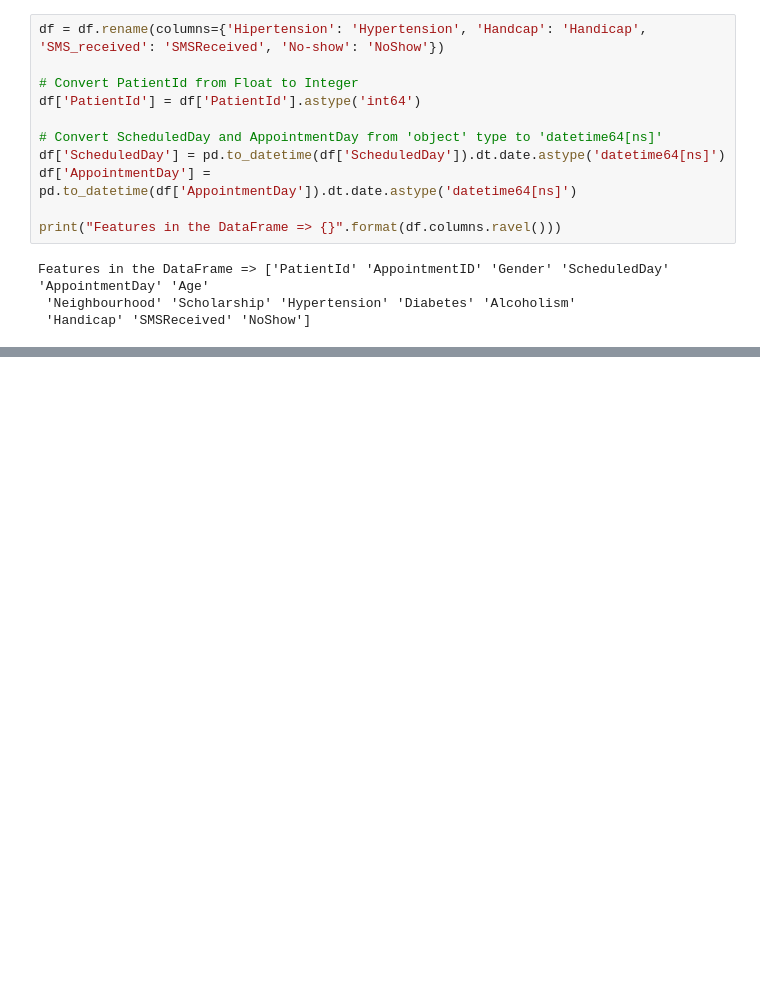
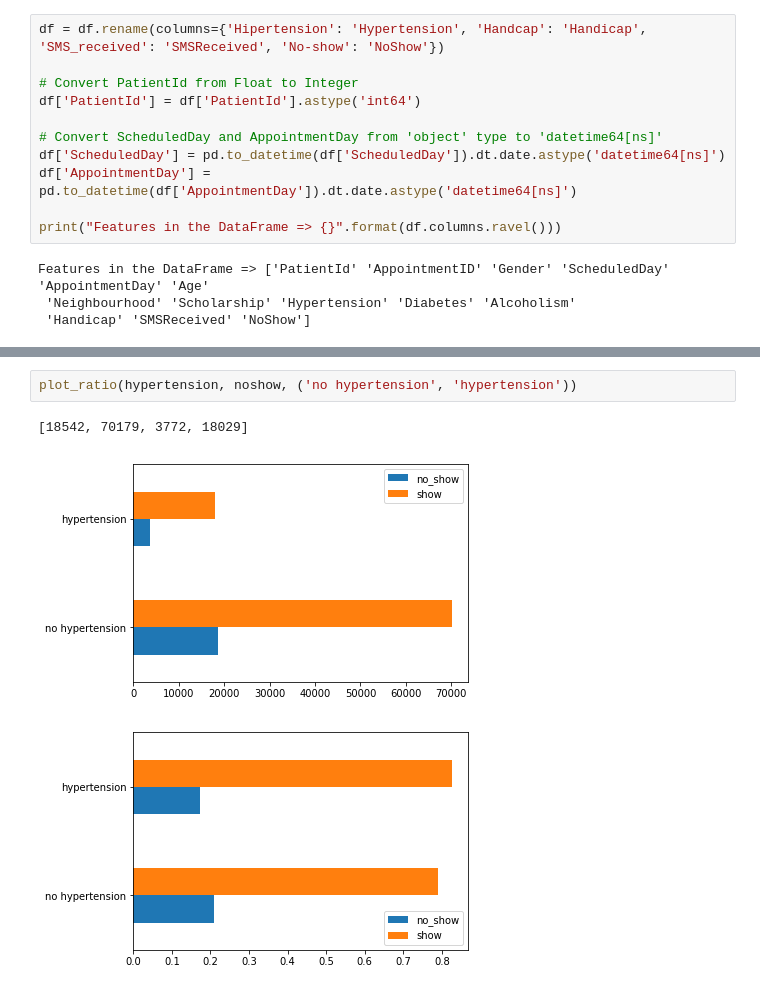
Before and after one commit to silicon-valley-gods-eye/Medical-Appointment-No-Shows, a Jupyter notebook: main.ipynb, the cells around one changed output, grey strips where cells are left out. Saved outputs shown, nothing was run; the diff lists cells and outputs as text; blank space fills up the shorter version.

```diff
--- a/main.ipynb
+++ b/main.ipynb
@@ -218,0 +127,6 @@ handicap_df.plot(kind='barh')
+# %%
+plot_ratio(hypertension, noshow, ('no hypertension', 'hypertension'))
+# %% [output]
+[18542, 70179, 3772, 18029]
+[figure, added]
+[figure, added]
```
Also changed, not shown: parts of 19 cells of this notebook.
